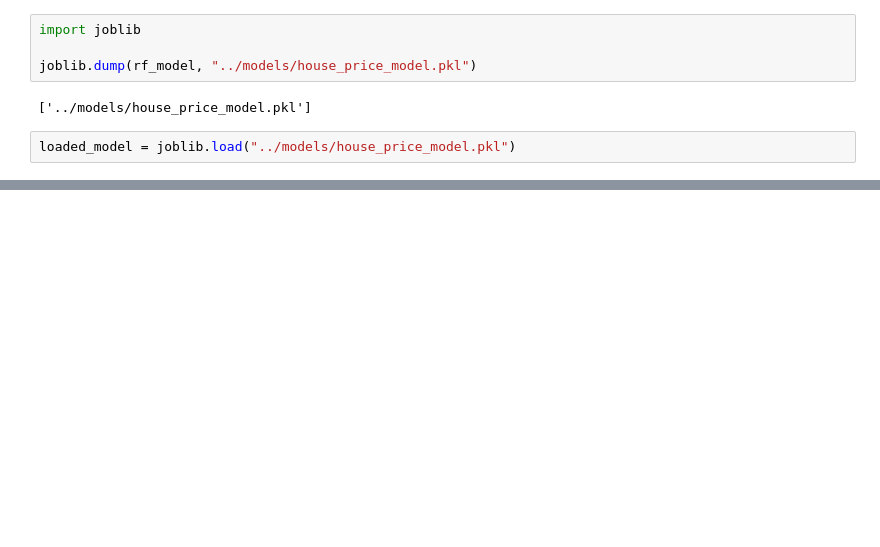
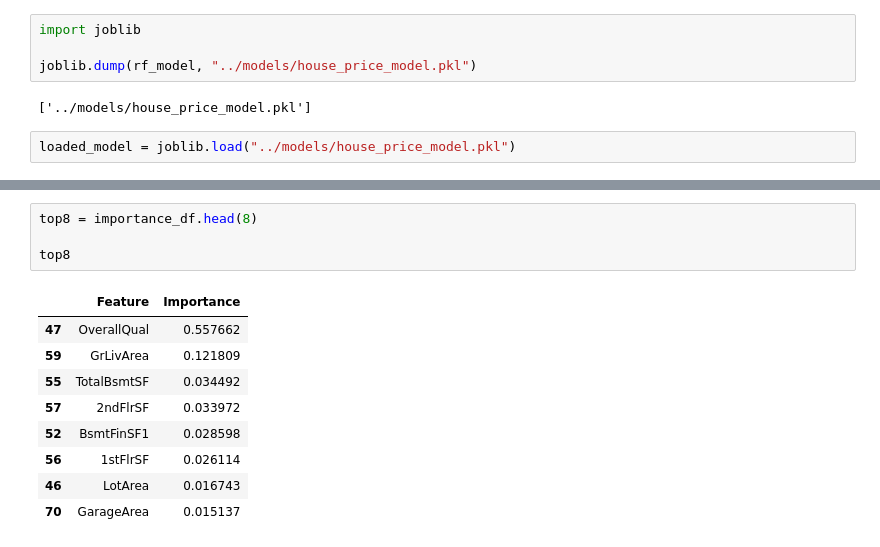
Before and after one commit to Soban-Creator/house-price-prediction, a Jupyter notebook: notebooks/01_eda.ipynb, the cells around one changed output, grey strips where cells are left out. Cells and saved outputs as stored; diff of their text form; blank space fills up the shorter version.

```diff
--- a/notebooks/01_eda.ipynb
+++ b/notebooks/01_eda.ipynb
@@ -1435,0 +1732,14 @@ loaded_model = joblib.load("../models/house_price_model.pkl")
+# %%
+top8 = importance_df.head(8)
+
+top8
+# %% [output]
+|  | Feature | Importance |
+| 47 | OverallQual | 0.557662 |
+| 59 | GrLivArea | 0.121809 |
+| 55 | TotalBsmtSF | 0.034492 |
+| 57 | 2ndFlrSF | 0.033972 |
+| 52 | BsmtFinSF1 | 0.028598 |
+| 56 | 1stFlrSF | 0.026114 |
+| 46 | LotArea | 0.016743 |
+| 70 | GarageArea | 0.015137 |
```
Also changed, not shown: parts of 61 cells of this notebook, 1 other file.
